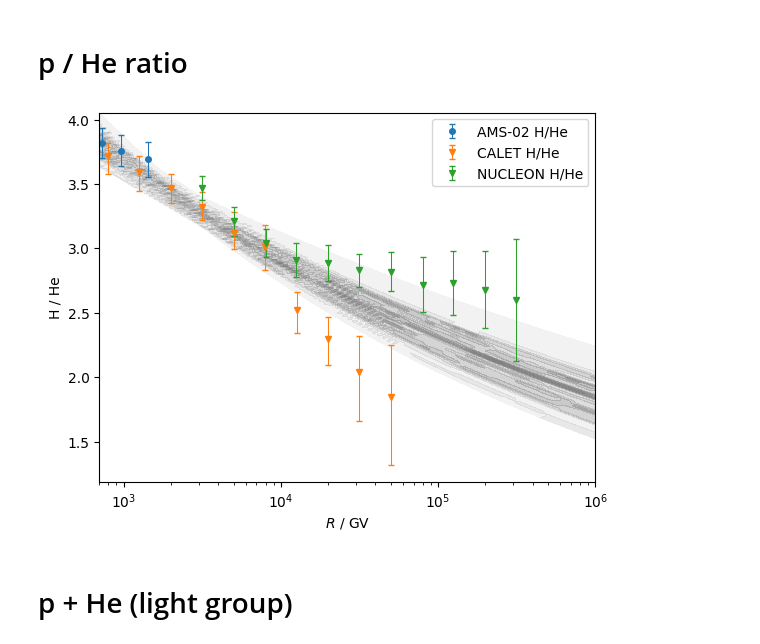
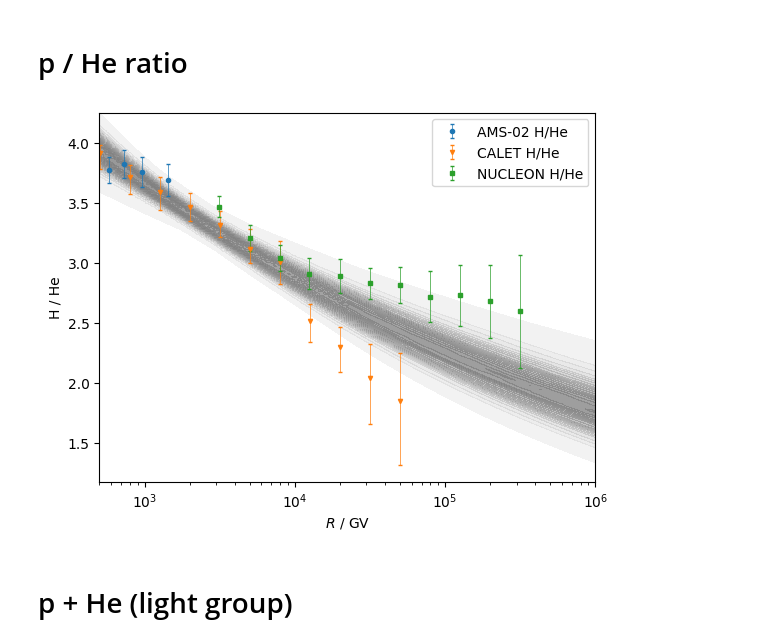
Before and after one commit to nj-vs-vh/EVA, a Jupyter notebook: observables.ipynb, the cells around one changed output. Drawn from its saved outputs; the diff is of its cells as text; code cells hidden in the pictures.

```diff
--- a/observables.ipynb
+++ b/observables.ipynb
@@ -14,8 +19,17 @@ from cr_knee_fit.plotting import plot_posterior_contours
 # %%
-FIT_DIR = Path("out/vanilla+lhaaso")
+FIT_DIR = Path("out/basic")
+
 fc = FitConfig.model_validate_json((FIT_DIR / "config-dump.json").read_text())
 theta_sample = np.loadtxt(FIT_DIR / "theta.txt")
-median_model = Model.unpack(np.median(theta_sample, axis=0), layout_info=fc.model)
+theta_best_fit = np.loadtxt(FIT_DIR / "posterior-ml.txt")
+best_fit_model = Model.unpack(theta_best_fit, layout_info=fc.model)
+# %%
+from typing import Literal
+
+PosteriorPlotKind = Literal["lines", "band", "contour"]
+
+EXPORT_DIR = Path("export") / FIT_DIR.name
+EXPORT_DIR.mkdir(exist_ok=True, parents=True)
 # %%
 from cr_knee_fit.fit_data import Data, DataConfig
 
@@ -36,9 +51,9 @@ median_model.plot_spectra(
 # %% [markdown]
 # p / He ratio
 # %%
-R_BOUNDS = (7e2, 1e6)
+R_BOUNDS = (5e2, 1e6)
 # %%
-nucleon = Experiment("NUCLEON")
+nucleon = Experiment("NUCLEON", filename_stem="NUCLEON")
 exps = [experiments.ams02, experiments.calet, nucleon]
 # exps = [experiments.ams02, experiments.calet]
 p_He_ratio_data: list[GenericExperimentData] = []
@@ -61,8 +76,6 @@ for exp in exps:
         )
     )
 # %%
-from cr_knee_fit.plotting import tricontourf_kwargs_transparent_colors
-
 fig, ax = plt.subplots()
 
 
@@ -70,66 +83,72 @@ def H_He_ratio(model: Model, R: np.ndarray) -> np.ndarray:
     pop = model.populations[0]
     return pop.compute_rigidity(R, Element.H) / pop.compute_rigidity(R, Element.He)
 
 
 def H_He_ratio_shifted_to_calet(model: Model, R: np.ndarray) -> np.ndarray:
     f_CALET = model.energy_shifts.f(experiments.calet)
 
     dNdR_per_primary = []
     for el in (Element.H, Element.He):
         E = R * el.Z
         dNdE = model.populations[0].compute(E / f_CALET, element=el) * f_CALET
         dNdR_per_primary.append(dNdE * el.Z)
 
     return dNdR_per_primary[0] / dNdR_per_primary[1]
 
 
 for d in p_He_ratio_data:
     d.plot(ax=ax)
 
+pHe_kind: PosteriorPlotKind = "contour"
+
 for observable, label, color in (
     # (H_He_ratio, "Composition fit", "red"),
     (H_He_ratio_shifted_to_calet, "Composition fit shifted to CALET energy", "green"),
 ):
-    plot_posterior_contours(
-        ax,
-        scale=0,
-        bounds=R_BOUNDS,
-        observable=observable,
-        theta_sample=theta_sample,
-        model_config=fc.model,
-        tricontourf_kwargs=tricontourf_kwargs_transparent_colors(
-            color="gray",
-        ),
-    )
-
-    # plot_ghostly_lines(
-    #     ax,
-    #     scale=0,
-    #     bounds=R_BOUNDS,
-    #     observable=observable,
-    #     theta_sample=theta_sample,
-    #     model_config=fc.model,
-    #     n_samples=300,
-    #     color="red",
-    # )
-    # plot_credible_band(
-    #     ax,
-    #     scale=0,
-    #     bounds=R_BOUNDS,
-    #     observable=observable,
-    #     theta_sample=theta_sample,
-    #     model_config=fc.model,
-    #     color="red"
-    # )
+    match pHe_kind:
+        case "contour":
+            plot_posterior_contours(
+                ax,
+                scale=0,
+                bounds=R_BOUNDS,
+                observable=observable,
+                theta_sample=theta_sample,
+                model_config=fc.model,
+                tricontourf_kwargs=tricontourf_kwargs_transparent_colors(
+                    color="gray",
+                    levels=20,
+                ),
+            )
+        case "lines":
+            plot_ghostly_lines(
+                ax,
+                scale=0,
+                bounds=R_BOUNDS,
+                observable=observable,
+                theta_sample=theta_sample,
+                model_config=fc.model,
+                n_samples=300,
+                color="red",
+            )
+        case "band":
+            plot_credible_band(
+                ax,
+                scale=0,
+                bounds=R_BOUNDS,
+                observable=observable,
+                theta_sample=theta_sample,
+                model_config=fc.model,
+                color="red",
+            )
 
 ax.set_xlabel("$ R $ / $ \\text{GV} $")
 ax.set_xscale("log")
 ax.set_ylabel("H / He")
-# ax.set_yscale("log")
 ax.legend()
+fig.savefig(EXPORT_DIR / "p-over-He shifted to CALET.pdf")
 plt.show()
 # %% [output]
-[figure, old version]
+[figure, new version]
 # %% [markdown]
 # p + He (light group)
 # %%
```
Also changed, not shown: parts of 6 cells of this notebook, 8 other files.
